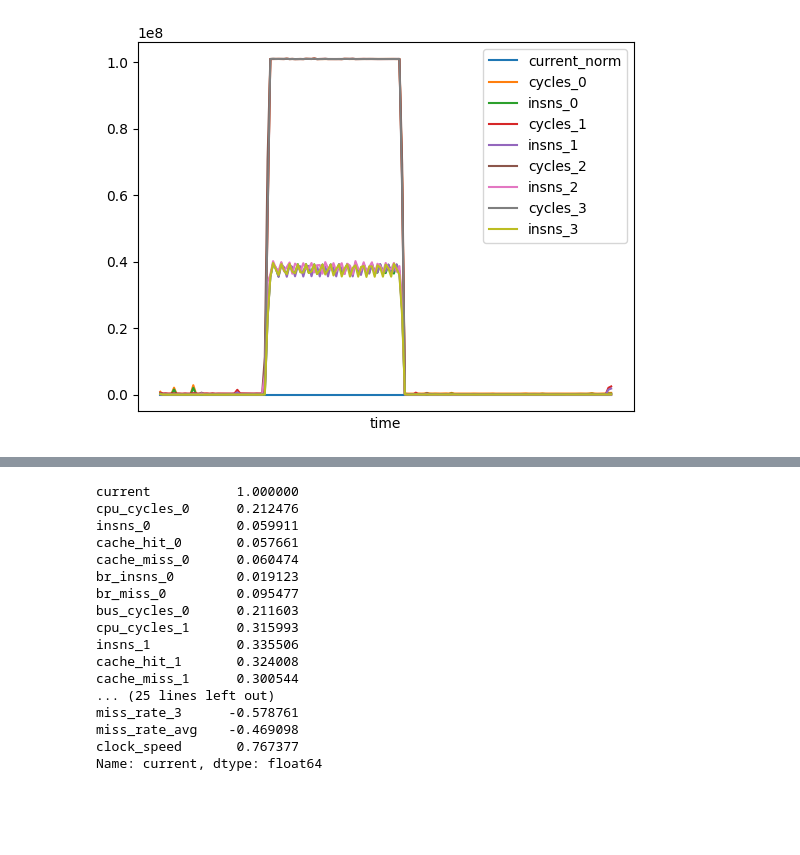
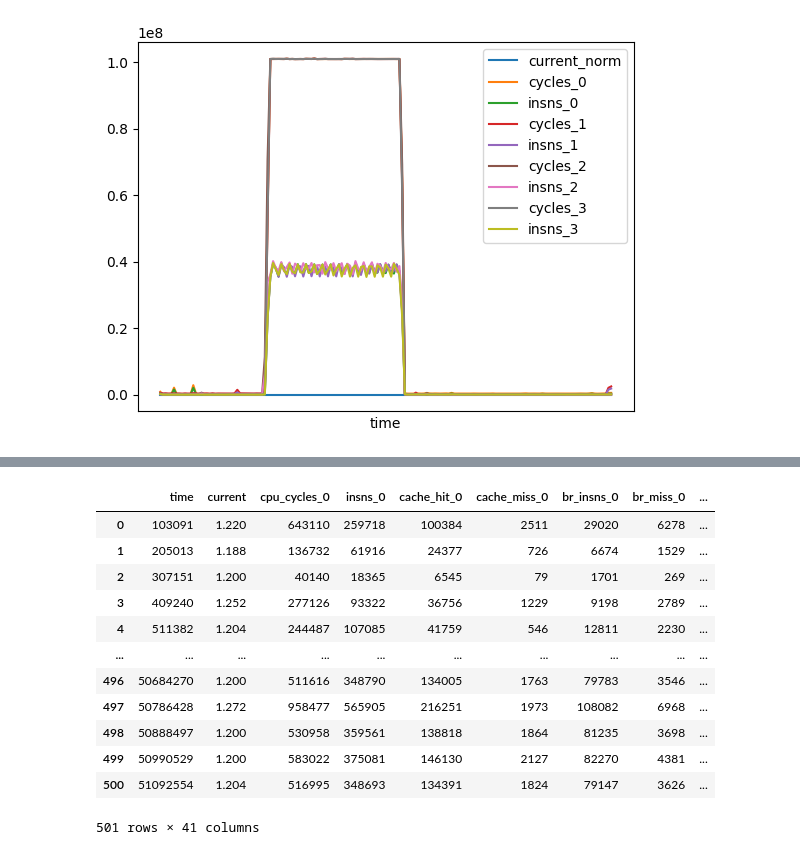
Before and after one commit to radshield/raspi-sel, a Jupyter notebook: analysis/cycles.ipynb, the cells around one changed output, grey strips where cells are left out. Drawn from its saved outputs; the diff is of its cells as text; code cells hidden in the pictures; blank space fills up the shorter version.

```diff
--- a/analysis/cycles.ipynb
+++ b/analysis/cycles.ipynb
@@ -400,36 +417,32 @@ Name: current, dtype: float64
 # %%
 mem_df = pd.read_csv('../results/mem_ina3221.csv')
 
-mem_df['cache_rate_0'] = mem_df['cache_miss_0'] / mem_df['cache_hit_0']
-mem_df['cache_rate_1'] = mem_df['cache_miss_1'] / mem_df['cache_hit_1']
-mem_df['cache_rate_2'] = mem_df['cache_miss_2'] / mem_df['cache_hit_2']
-mem_df['cache_rate_3'] = mem_df['cache_miss_3'] / mem_df['cache_hit_3']
-mem_df['cache_rate_avg'] = (mem_df['cache_rate_0'] + mem_df['cache_rate_1'] + mem_df['cache_rate_2'] + mem_df['cache_rate_3']) / 4
+mem_df['cache_hit_rate_0'] = (mem_df['cache_hit_0'] - mem_df['cache_miss_0']) / mem_df['cache_hit_0']
+mem_df['cache_hit_rate_1'] = (mem_df['cache_hit_0'] - mem_df['cache_miss_1']) / mem_df['cache_hit_1']
+mem_df['cache_hit_rate_2'] = (mem_df['cache_hit_0'] - mem_df['cache_miss_2']) / mem_df['cache_hit_2']
+mem_df['cache_hit_rate_3'] = (mem_df['cache_hit_0'] - mem_df['cache_miss_3']) / mem_df['cache_hit_3']
+mem_df['cache_hit_rate_avg'] = (mem_df['cache_hit_rate_0'] + mem_df['cache_hit_rate_1'] + mem_df['cache_hit_rate_2'] + mem_df['cache_hit_rate_3']) / 4
 
-mem_df['miss_rate_0'] = mem_df['br_miss_0'] / mem_df['br_insns_0']
-mem_df['miss_rate_1'] = mem_df['br_miss_1'] / mem_df['br_insns_1']
-mem_df['miss_rate_2'] = mem_df['br_miss_2'] / mem_df['br_insns_2']
-mem_df['miss_rate_3'] = mem_df['br_miss_3'] / mem_df['br_insns_3']
-mem_df['miss_rate_avg'] = (mem_df['miss_rate_0'] + mem_df['miss_rate_1'] + mem_df['miss_rate_2'] + mem_df['miss_rate_3']) / 4
+mem_df['br_miss_rate_0'] = mem_df['br_miss_0'] / mem_df['br_insns_0']
+mem_df['br_miss_rate_1'] = mem_df['br_miss_1'] / mem_df['br_insns_1']
+mem_df['br_miss_rate_2'] = mem_df['br_miss_2'] / mem_df['br_insns_2']
+mem_df['br_miss_rate_3'] = mem_df['br_miss_3'] / mem_df['br_insns_3']
+mem_df['br_miss_rate_avg'] = (mem_df['br_miss_rate_0'] + mem_df['br_miss_rate_1'] + mem_df['br_miss_rate_2'] + mem_df['br_miss_rate_3']) / 4
 
 mem_df['clock_speed'] = (mem_df['insns_0'] + mem_df['insns_1'] + mem_df['insns_2'] + mem_df['insns_3']) / (mem_df['time'] - mem_df['time'].shift())
 
-mem_df.drop('time', axis=1).corr()['current']
+mem_df
 # %% [output]
+|  | time | current | cpu_cycles_0 | insns_0 | cache_hit_0 | cache_miss_0 | br_insns_0 | br_miss_0 | ... |
+| 0 | 103091 | 1.220 | 643110 | 259718 | 100384 | 2511 | 29020 | 6278 | ... |
+| 1 | 205013 | 1.188 | 136732 | 61916 | 24377 | 726 | 6674 | 1529 | ... |
+| 2 | 307151 | 1.200 | 40140 | 18365 | 6545 | 79 | 1701 | 269 | ... |
+| 3 | 409240 | 1.252 | 277126 | 93322 | 36756 | 1229 | 9198 | 2789 | ... |
+| 4 | 511382 | 1.204 | 244487 | 107085 | 41759 | 546 | 12811 | 2230 | ... |
+| ... | ... | ... | ... | ... | ... | ... | ... | ... | ... |
+| 496 | 50684270 | 1.200 | 511616 | 348790 | 134005 | 1763 | 79783 | 3546 | ... |
+| 497 | 50786428 | 1.272 | 958477 | 565905 | 216251 | 1973 | 108082 | 6968 | ... |
+| 498 | 50888497 | 1.200 | 530958 | 359561 | 138818 | 1864 | 81235 | 3698 | ... |
+| 499 | 50990529 | 1.200 | 583022 | 375081 | 146130 | 2127 | 82270 | 4381 | ... |
+| 500 | 51092554 | 1.204 | 516995 | 348693 | 134391 | 1824 | 79147 | 3626 | ... |
-current           1.000000
-cpu_cycles_0      0.212476
-insns_0           0.059911
-cache_hit_0       0.057661
-cache_miss_0      0.060474
-br_insns_0        0.019123
-br_miss_0         0.095477
-bus_cycles_0      0.211603
-cpu_cycles_1      0.315993
-insns_1           0.335506
-cache_hit_1       0.324008
-cache_miss_1      0.300544
-... (25 lines left out)
-miss_rate_3      -0.578761
-miss_rate_avg    -0.469098
-clock_speed       0.767377
-Name: current, dtype: float64
+501 rows × 41 columns
```
Also changed, not shown: parts of 3 cells of this notebook.
